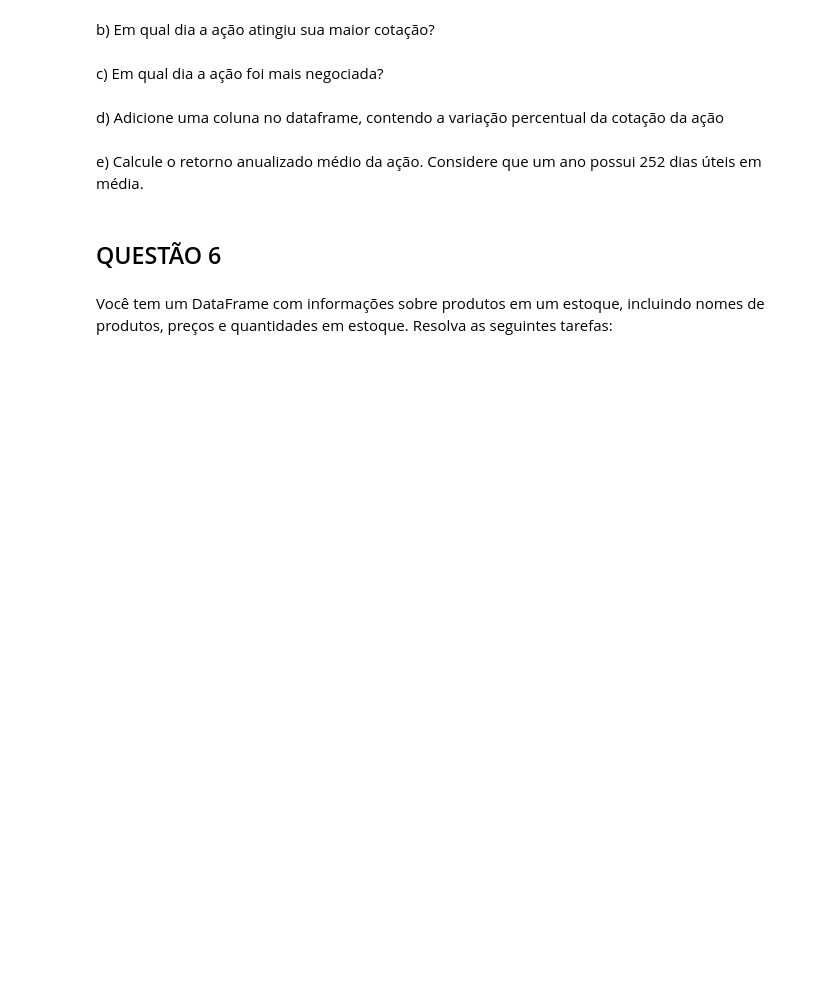
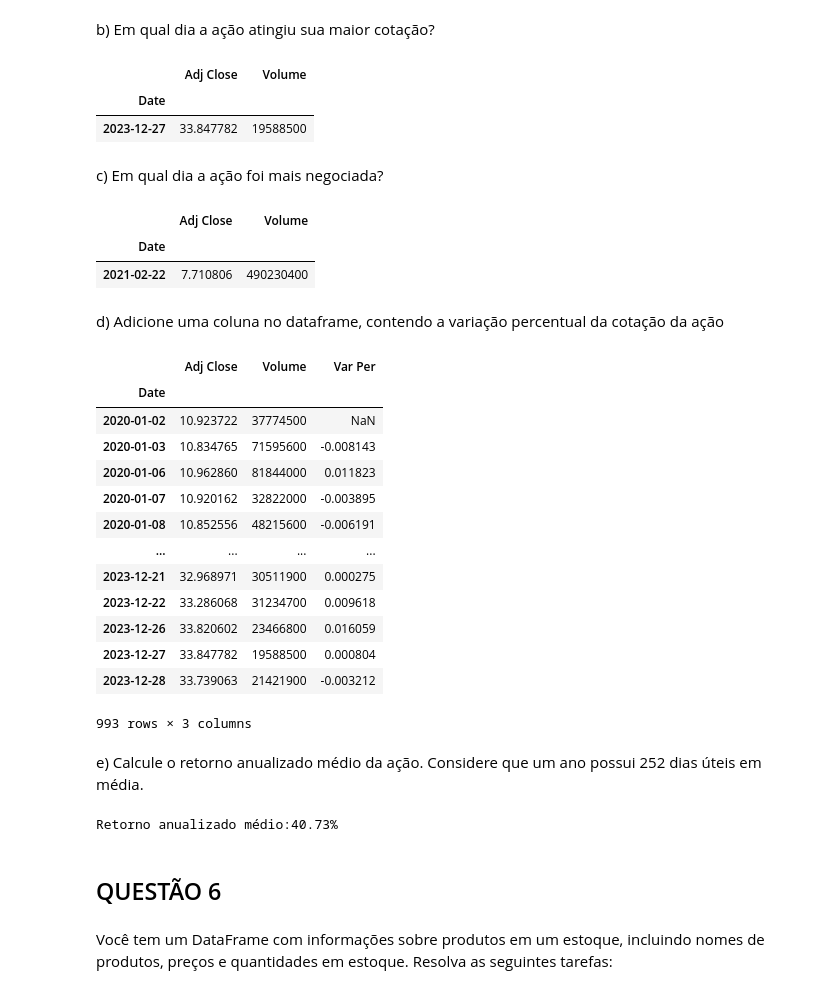
Before and after one commit to juliacvieira/Trilha-de-Trainee-2024-FEA.dev, a Jupyter notebook: Lista 06 - Pandas II.ipynb, the cells around one changed output. Cells and saved outputs as stored; diff of their text form; code cells hidden in the pictures; blank space fills up the shorter version.

```diff
--- a/Lista 06 - Pandas II.ipynb
+++ b/Lista 06 - Pandas II.ipynb
@@ -256,5 +262,5 @@ data = yf.download(ticker_symbol, start=start_date, end=end_date)
 a) Faça um novo dataframe, contendo as colunas de preço de fechamento ajustado ('Adj Close') e de volume de negociações ('Volume').
 # %%
 ## SEU CÓDIGO COMEÇA AQUI ##
-#new_data = data.loc[:,'Adj Close':'Volume']
-#new_data
+new_data = data.loc[:,'Adj Close':'Volume']
+new_data
@@ -262,26 +283,51 @@ a) Faça um novo dataframe, contendo as colunas de preço de fechamento ajustado
 b) Em qual dia a ação atingiu sua maior cotação?
 # %%
 ## SEU CÓDIGO COMEÇA AQUI ##
-#maior_cotacao = new_data.loc[new_data['Adj Close'] == new_data['Adj Close'].max()]
-#display(maior_cotacao)
+maior_cotacao = new_data.loc[new_data['Adj Close'] == new_data['Adj Close'].max()]
+display(maior_cotacao)
+# %% [output]
+|  | Adj Close | Volume |
+| Date |  |  |
+| 2023-12-27 | 33.847782 | 19588500 |
 # %% [markdown]
 c) Em qual dia a ação foi mais negociada?
 # %%
 ## SEU CÓDIGO COMEÇA AQUI ##
-#maior_volume = new_data.loc[new_data['Volume'] == new_data['Volume'].max()]
-#display(maior_volume)
+maior_volume = new_data.loc[new_data['Volume'] == new_data['Volume'].max()]
+display(maior_volume)
+# %% [output]
+|  | Adj Close | Volume |
+| Date |  |  |
+| 2021-02-22 | 7.710806 | 490230400 |
 # %% [markdown]
 d) Adicione uma coluna no dataframe, contendo a variação percentual da cotação da ação
 # %%
 ## SEU CÓDIGO COMEÇA AQUI ##
-#new_data['Var Per'] = new_data['Adj Close'].pct_change()
-#new_data
+new_data['Var Per'] = new_data['Adj Close'].pct_change()
+new_data
+# %% [output]
+|  | Adj Close | Volume | Var Per |
+| Date |  |  |  |
+| 2020-01-02 | 10.923722 | 37774500 | NaN |
+| 2020-01-03 | 10.834765 | 71595600 | -0.008143 |
+| 2020-01-06 | 10.962860 | 81844000 | 0.011823 |
+| 2020-01-07 | 10.920162 | 32822000 | -0.003895 |
+| 2020-01-08 | 10.852556 | 48215600 | -0.006191 |
+| ... | ... | ... | ... |
+| 2023-12-21 | 32.968971 | 30511900 | 0.000275 |
+| 2023-12-22 | 33.286068 | 31234700 | 0.009618 |
+| 2023-12-26 | 33.820602 | 23466800 | 0.016059 |
+| 2023-12-27 | 33.847782 | 19588500 | 0.000804 |
+| 2023-12-28 | 33.739063 | 21421900 | -0.003212 |
+993 rows × 3 columns
 # %% [markdown]
 e) Calcule o retorno anualizado médio da ação. Considere que um ano possui 252 dias úteis em média.
 # %%
 ## SEU CÓDIGO COMEÇA AQUI #
-#retorno = new_data['Var Per'].mean()*252*100
-#print(f'{retorno}%')
+retorno = new_data['Var Per'].mean()*252*100
+print(f'Retorno anualizado médio:{retorno:.2f}%')
+# %% [output]
+Retorno anualizado médio:40.73%
 # %% [markdown]
 ## QUESTÃO 6
 # %% [markdown]
```
Also changed, not shown: parts of 3 cells of this notebook.
